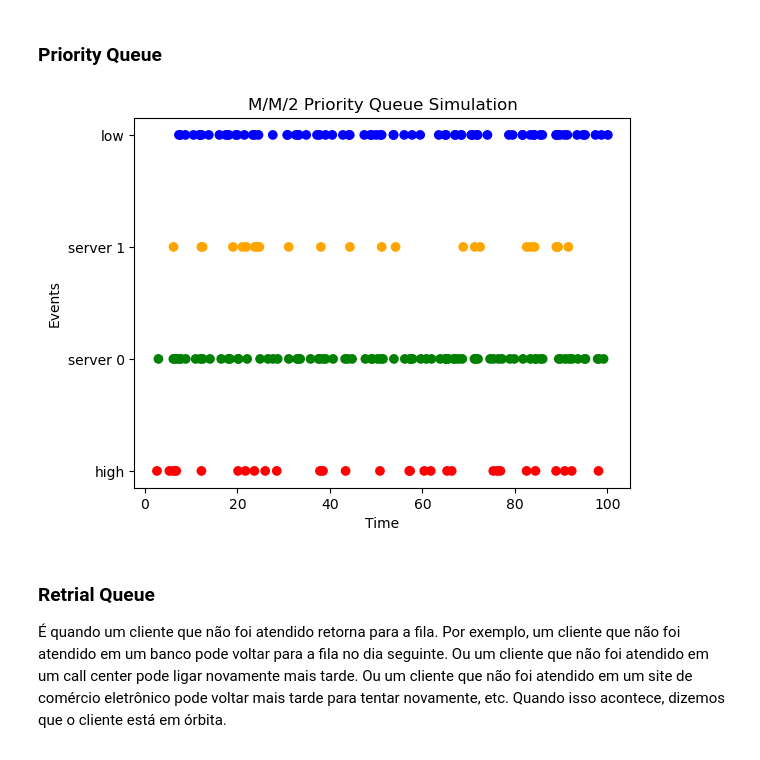
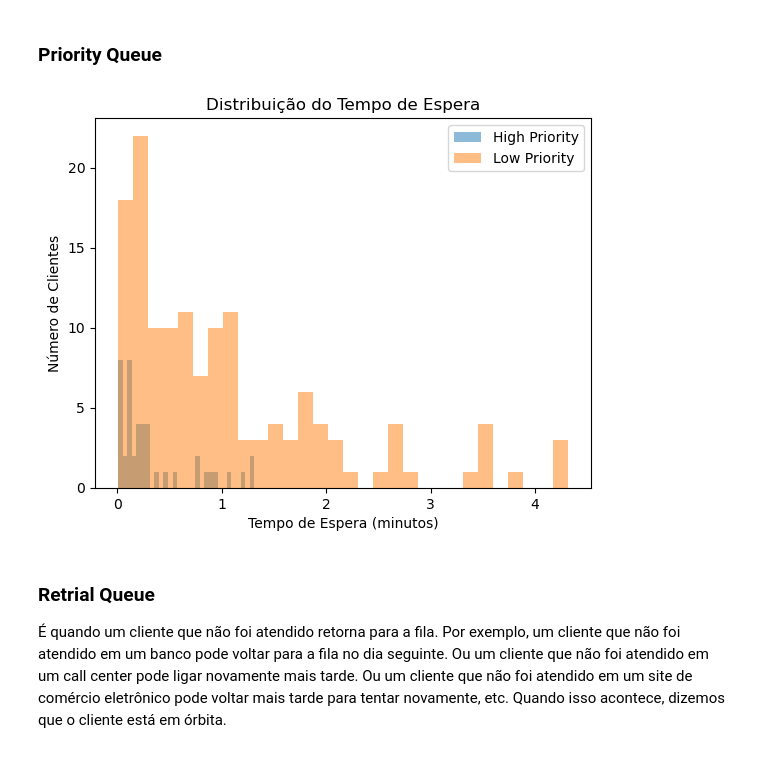
Before and after one commit to iaracastro/ProcessosEstocasticos, a Jupyter notebook: PE.ipynb, the cells around one changed output. Cells and saved outputs as stored; diff of their text form; code cells hidden in the pictures.

```diff
--- a/PE.ipynb
+++ b/PE.ipynb
@@ -112,6 +118,9 @@ class Mm2PriorityQueue:
         self.current_time = 0
         self.server_busy = [False, False]  # Two servers
         self.events = []  # List to store events for visualization
+        self.arrival_times = {'high': [], 'low': []}
+        self.start_times = {'high': [], 'low': []}
+        self.waiting_times = {'high': [], 'low': []}
 
     def run(self):
         while self.current_time < self.max_time:
@@ -134,6 +143,7 @@ class Mm2PriorityQueue:
                 if next_event_time == next_high_priority_arrival:
                     self.high_priority_queue.append(self.current_time)
                     priority = 'high'
+                    self.arrival_times[priority].append(self.current_time)
                 else:
                     self.low_priority_queue.append(self.current_time)
                     priority = 'low'
@@ -143,6 +153,16 @@ class Mm2PriorityQueue:
                 departing_server = next_departures.index(next_event_time)
                 self.server_busy[departing_server] = False
                 self.events.append((self.current_time, 'server ' + str(departing_server), 'departure'))
+                if priority == 'high' and self.high_priority_queue:
+                    start_time = self.current_time
+                    arrival_time = self.high_priority_queue.pop(0)
+                    self.start_times[priority].append(start_time)
+                    self.waiting_times[priority].append(start_time - arrival_time)
+                elif priority == 'low' and self.low_priority_queue:
+                    start_time = self.current_time
+                    arrival_time = self.low_priority_queue.pop(0)
+                    self.start_times[priority].append(start_time)
+                    self.waiting_times[priority].append(start_time - arrival_time)
 
             # Assign servers to waiting customers, with priority given to high priority customers
             for i in range(2):
@@ -160,19 +180,29 @@ class Mm2PriorityQueue:
         plt.scatter(times, labels, c=[colors[label] for label in labels], label=types)
         plt.xlabel('Time')
         plt.ylabel('Events')
-        plt.title('M/M/2 Priority Queue Simulation')
+        plt.title('M/M/2 Priority Queue Events Simulation')
         plt.show()
+
+    def plot_waiting_times(self):
+        # Plot histograms of waiting times for high and low priority customers
+        plt.hist(self.waiting_times['high'], bins=30, alpha=0.5, label='High Priority')
+        plt.hist(self.waiting_times['low'], bins=30, alpha=0.5, label='Low Priority')
+        plt.xlabel('Tempo de Espera (minutos)')
+        plt.ylabel('Número de Clientes')
+        plt.title('Distribuição do Tempo de Espera')
+        plt.legend()
+        plt.show()
 # %%
-high_priority_arrival_rate = 0.2  # High priority customer arrival rate
-low_priority_arrival_rate = 0.8   # Low priority customer arrival rate
-service_rate = 3.0                # Service rate
-max_time = 100                    # Simulation time
+high_priority_arrival_rate = 0.6  # High priority customer arrival rate
+low_priority_arrival_rate = 1.2   # Low priority customer arrival rate
+service_rate = 1.0                # Service rate
+max_time = 10                    # Simulation time
 
 queue_sim = Mm2PriorityQueue(high_priority_arrival_rate, low_priority_arrival_rate, service_rate, max_time)
 queue_sim.run()
-queue_sim.plot_events()
+queue_sim.plot_waiting_times()
 # %% [output]
-[figure, old version]
+[figure, new version]
 # %% [markdown]
 ### Retrial Queue
 
```
Also changed, not shown: parts of 12 cells of this notebook.
